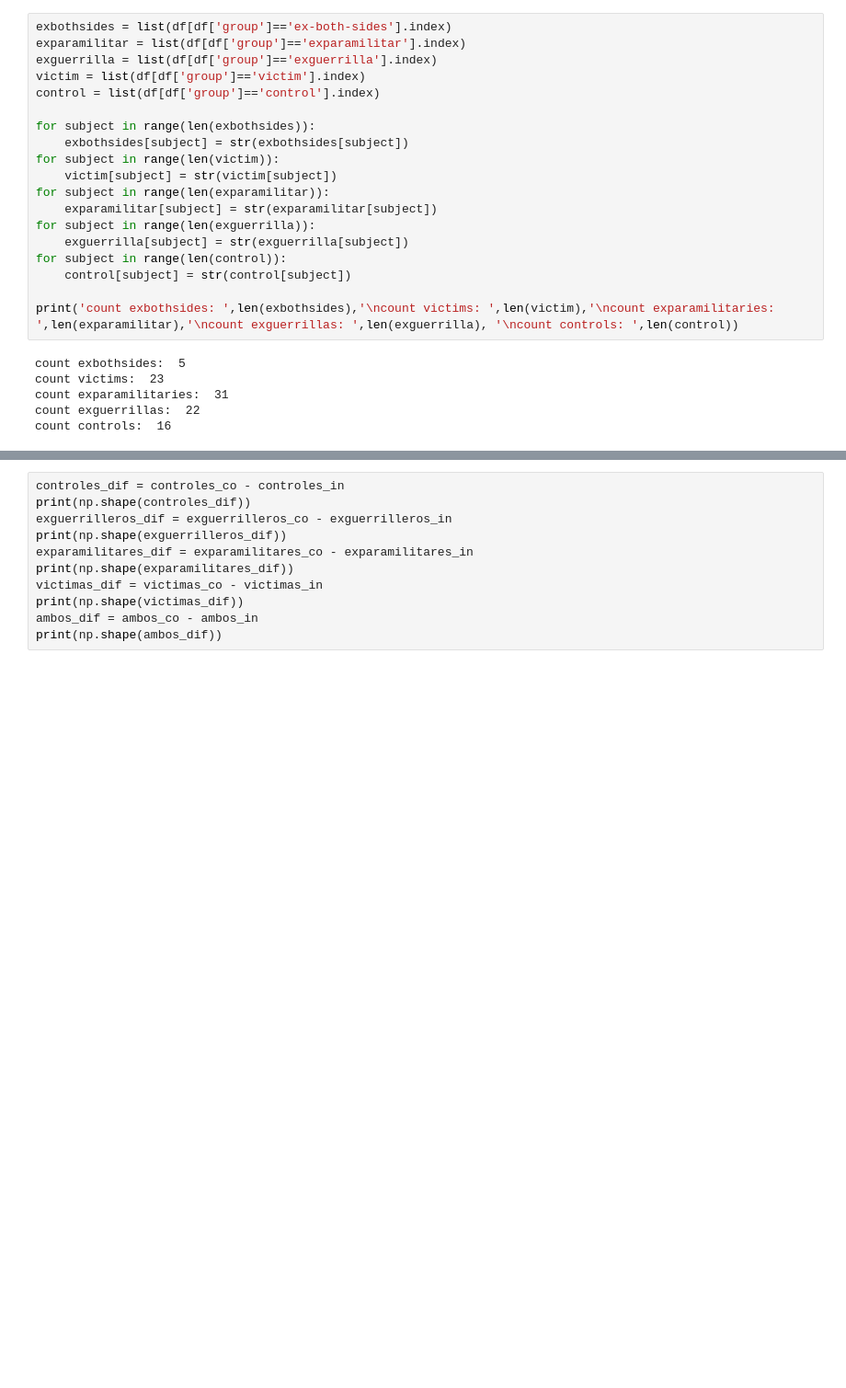
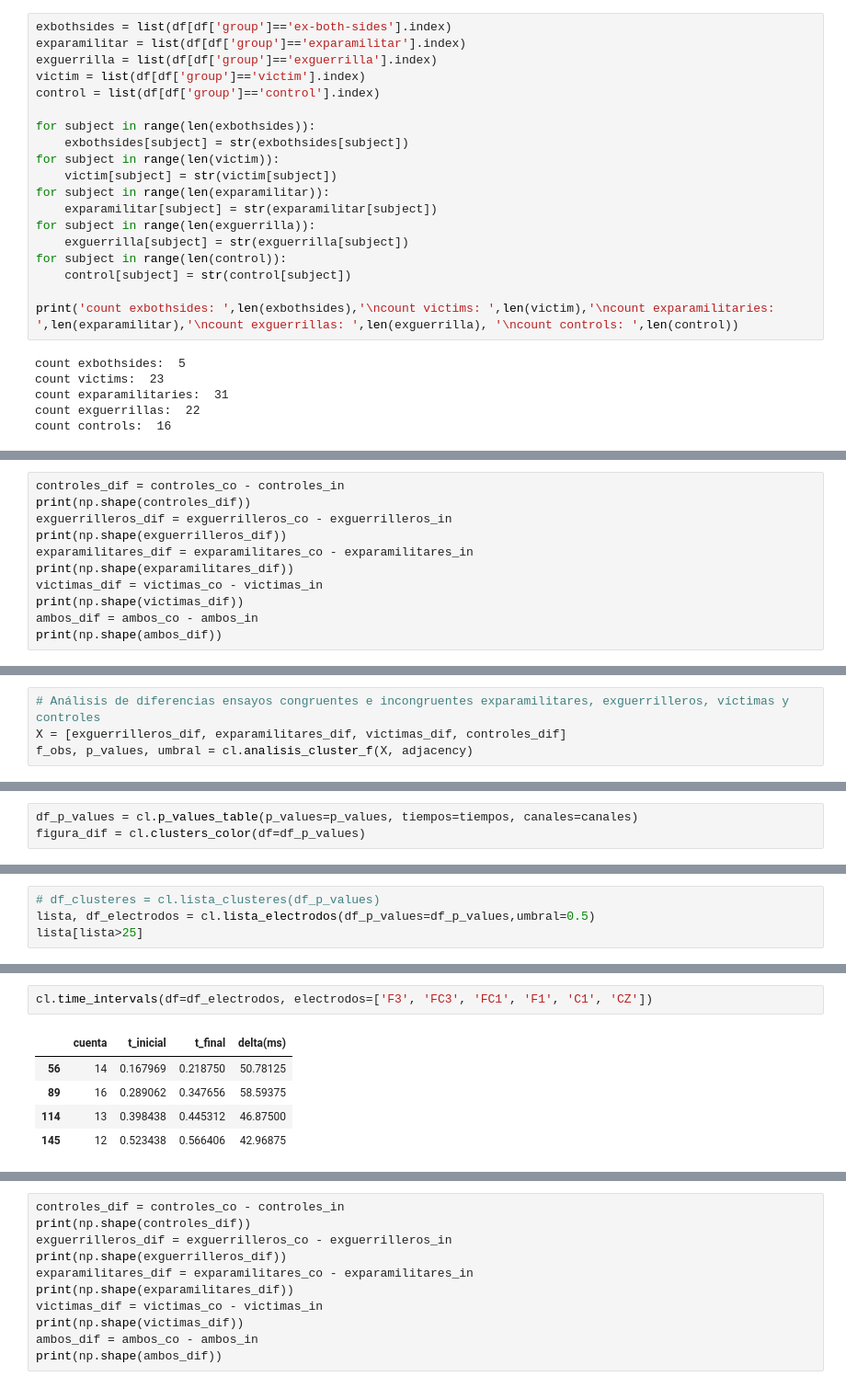
Before and after one commit to jhquiza/EEG_IAT, a Jupyter notebook: Análisis univariante masivo definitivo.ipynb, the cells around one changed output, grey strips where cells are left out. Shown at 92% size. Saved outputs shown, nothing was run; the diff lists cells and outputs as text; blank space fills up the shorter version.

```diff
--- a/Análisis univariante masivo definitivo.ipynb
+++ b/Análisis univariante masivo definitivo.ipynb
@@ -105,0 +130,11 @@ count controls:  16
+# %%
+controles_dif = controles_co - controles_in
+print(np.shape(controles_dif))
+exguerrilleros_dif = exguerrilleros_co - exguerrilleros_in
+print(np.shape(exguerrilleros_dif))
+exparamilitares_dif = exparamilitares_co - exparamilitares_in
+print(np.shape(exparamilitares_dif))
+victimas_dif = victimas_co - victimas_in
+print(np.shape(victimas_dif))
+ambos_dif = ambos_co - ambos_in
+print(np.shape(ambos_dif))
@@ -105,0 +282,4 @@ count controls:  16
+# %%
+# Análisis de diferencias ensayos congruentes e incongruentes exparamilitares, exguerrilleros, víctimas y controles
+X = [exguerrilleros_dif, exparamilitares_dif, victimas_dif, controles_dif]
+f_obs, p_values, umbral = cl.analisis_cluster_f(X, adjacency)
@@ -105,0 +295,3 @@ count controls:  16
+# %%
+df_p_values = cl.p_values_table(p_values=p_values, tiempos=tiempos, canales=canales)
+figura_dif = cl.clusters_color(df=df_p_values)
@@ -105,0 +300,4 @@ count controls:  16
+# %%
+# df_clusteres = cl.lista_clusteres(df_p_values)
+lista, df_electrodos = cl.lista_electrodos(df_p_values=df_p_values,umbral=0.5)
+lista[lista>25]
@@ -105,0 +322,8 @@ count controls:  16
+# %%
+cl.time_intervals(df=df_electrodos, electrodos=['F3', 'FC3', 'FC1', 'F1', 'C1', 'CZ'])
+# %% [output]
+|  | cuenta | t_inicial | t_final | delta(ms) |
+| 56 | 14 | 0.167969 | 0.218750 | 50.78125 |
+| 89 | 16 | 0.289062 | 0.347656 | 58.59375 |
+| 114 | 13 | 0.398438 | 0.445312 | 46.87500 |
+| 145 | 12 | 0.523438 | 0.566406 | 42.96875 |
```
Also changed, not shown: parts of 42 cells of this notebook, 1 other file.
